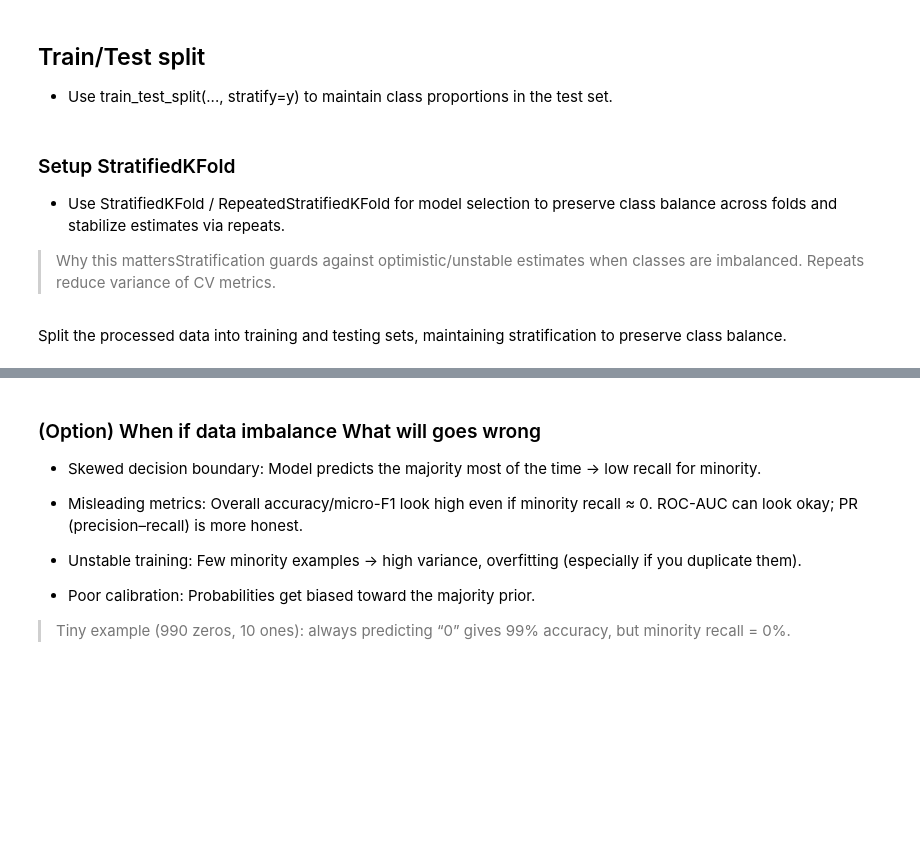
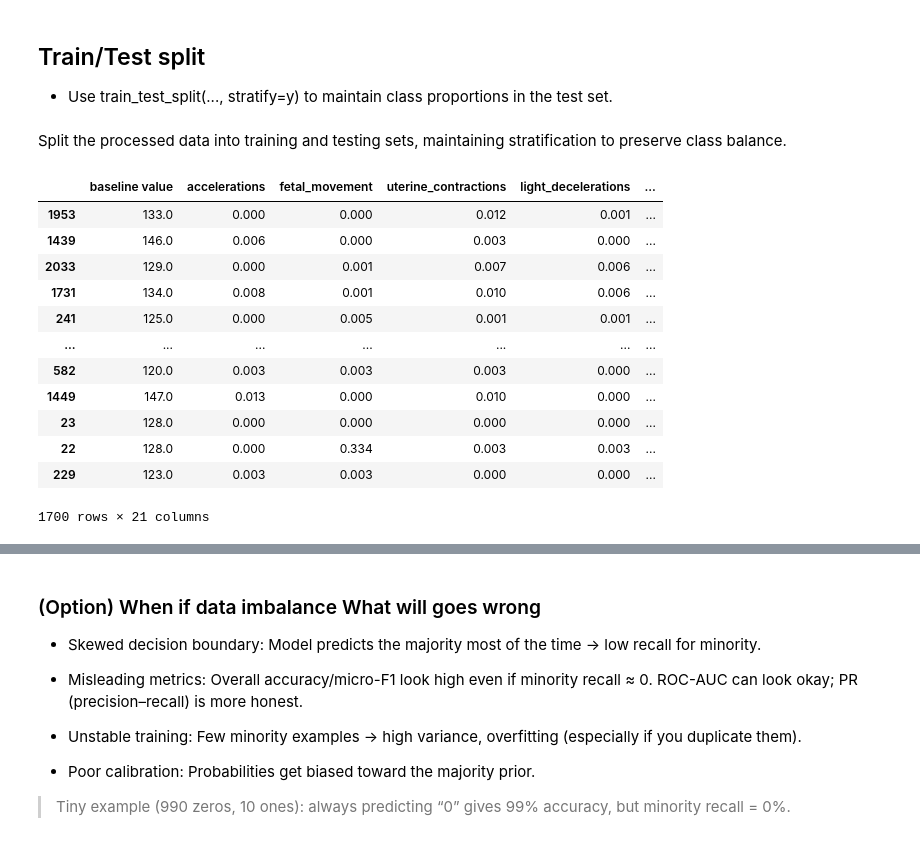
Before and after one commit to LabuBu-Toy/Machine-Learning-68, a Jupyter notebook: ML_Assignment__standard_team.ipynb, the cells around one changed output, grey strips where cells are left out. Saved outputs shown, nothing was run; the diff lists cells and outputs as text; code cells hidden in the pictures; blank space fills up the shorter version.

```diff
--- a/ML_Assignment__standard_team.ipynb
+++ b/ML_Assignment__standard_team.ipynb
@@ -406,9 +408,3 @@ class DataSplit:
     def y_train(self): return self.__y['train']
     @property
     def y_test(self):  return self.__y['test']
-# %% [markdown]
-### Setup StratifiedKFold
-
-- Use StratifiedKFold / RepeatedStratifiedKFold for model selection to preserve class balance across folds and stabilize estimates via repeats.
-
-> Why this mattersStratification guards against optimistic/unstable estimates when classes are imbalanced. Repeats reduce variance of CV metrics.
@@ -423,3 +417,19 @@ data_train_test = DataSplit(
                           test_size = 0.2,
                           random_state = 42
                        )
+# %%
+data_train_test.X_train
+# %% [output]
+|  | baseline value | accelerations | fetal_movement | uterine_contractions | light_decelerations | ... |
+| 1953 | 133.0 | 0.000 | 0.000 | 0.012 | 0.001 | ... |
+| 1439 | 146.0 | 0.006 | 0.000 | 0.003 | 0.000 | ... |
+| 2033 | 129.0 | 0.000 | 0.001 | 0.007 | 0.006 | ... |
+| 1731 | 134.0 | 0.008 | 0.001 | 0.010 | 0.006 | ... |
+| 241 | 125.0 | 0.000 | 0.005 | 0.001 | 0.001 | ... |
+| ... | ... | ... | ... | ... | ... | ... |
+| 582 | 120.0 | 0.003 | 0.003 | 0.003 | 0.000 | ... |
+| 1449 | 147.0 | 0.013 | 0.000 | 0.010 | 0.000 | ... |
+| 23 | 128.0 | 0.000 | 0.000 | 0.000 | 0.000 | ... |
+| 22 | 128.0 | 0.000 | 0.334 | 0.003 | 0.003 | ... |
+| 229 | 123.0 | 0.003 | 0.003 | 0.000 | 0.000 | ... |
+1700 rows × 21 columns
```
Also changed, not shown: parts of 21 cells of this notebook.
